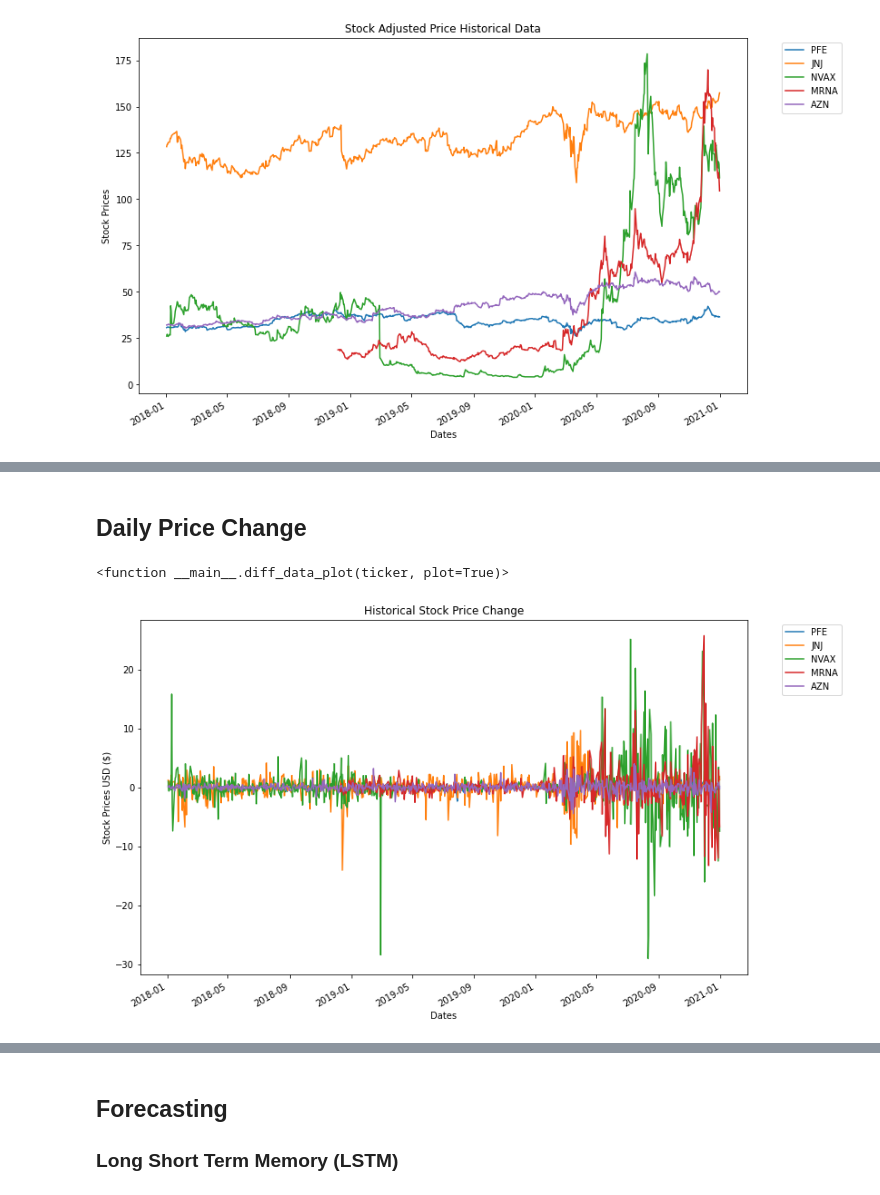
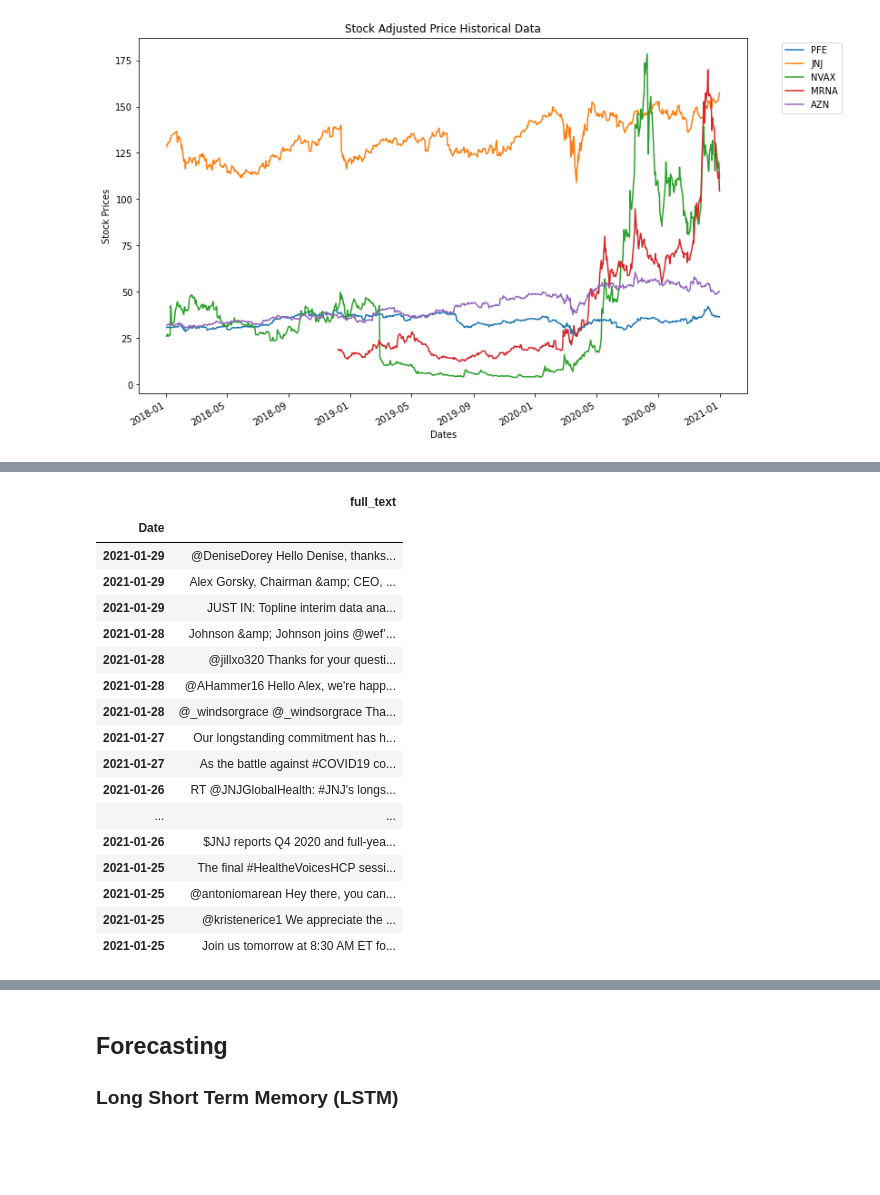
Before and after one commit to davidrtorres/Model-5-Stock-Price-Forecasting, a Jupyter notebook: LSTM_Capstone_1-29-21.ipynb, the cells around one changed output, grey strips where cells are left out. Drawn from its saved outputs; the diff is of its cells as text; code cells hidden in the pictures; blank space fills up the shorter version.

```diff
--- a/LSTM_Capstone_1-29-21.ipynb
+++ b/LSTM_Capstone_1-29-21.ipynb
@@ -168,2 +151,0 @@ get_tweets(posts)
-# %% [markdown]
-## **Daily Price Change**
@@ -193,6 +152,22 @@ def diff_data_plot(ticker, plot=True):
-# %%
-diff_data_plot([['PFE','JNJ','NVAX','MRNA','AZN']], plot=True)
-diff_data_plot
-# %% [output]
-<function __main__.diff_data_plot(ticker, plot=True)>
-[figure, removed]
+# %%
+tweets_df = get_tweets(posts)
+tweets_df
+# %% [output]
+|  | full_text |
+| Date |  |
+| 2021-01-29 | @DeniseDorey Hello Denise, thanks... |
+| 2021-01-29 | Alex Gorsky, Chairman &amp; CEO, ... |
+| 2021-01-29 | JUST IN: Topline interim data ana... |
+| 2021-01-28 | Johnson &amp; Johnson joins @wef’... |
+| 2021-01-28 | @jillxo320 Thanks for your questi... |
+| 2021-01-28 | @AHammer16 Hello Alex, we're happ... |
+| 2021-01-28 | @_windsorgrace @_windsorgrace Tha... |
+| 2021-01-27 | Our longstanding commitment has h... |
+| 2021-01-27 | As the battle against #COVID19 co... |
+| 2021-01-26 | RT @JNJGlobalHealth: #JNJ's longs... |
+| ... | ... |
+| 2021-01-26 | $JNJ reports Q4 2020 and full-yea... |
+| 2021-01-25 | The final #HealtheVoicesHCP sessi... |
+| 2021-01-25 | @antoniomarean Hey there, you can... |
+| 2021-01-25 | @kristenerice1 We appreciate the ... |
+| 2021-01-25 | Join us tomorrow at 8:30 AM ET fo... |
```
Also changed, not shown: parts of 28 cells of this notebook, 1 other file.
